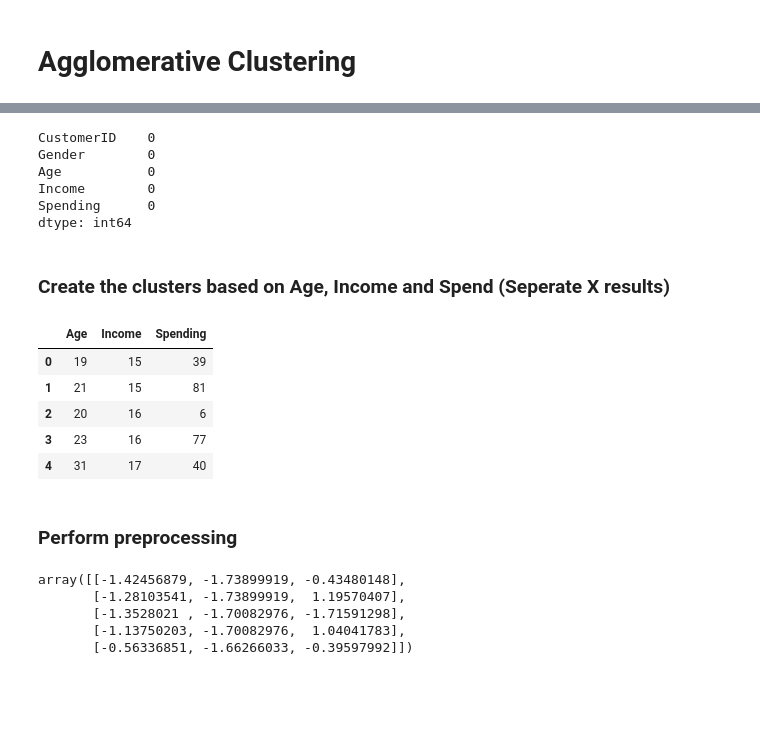
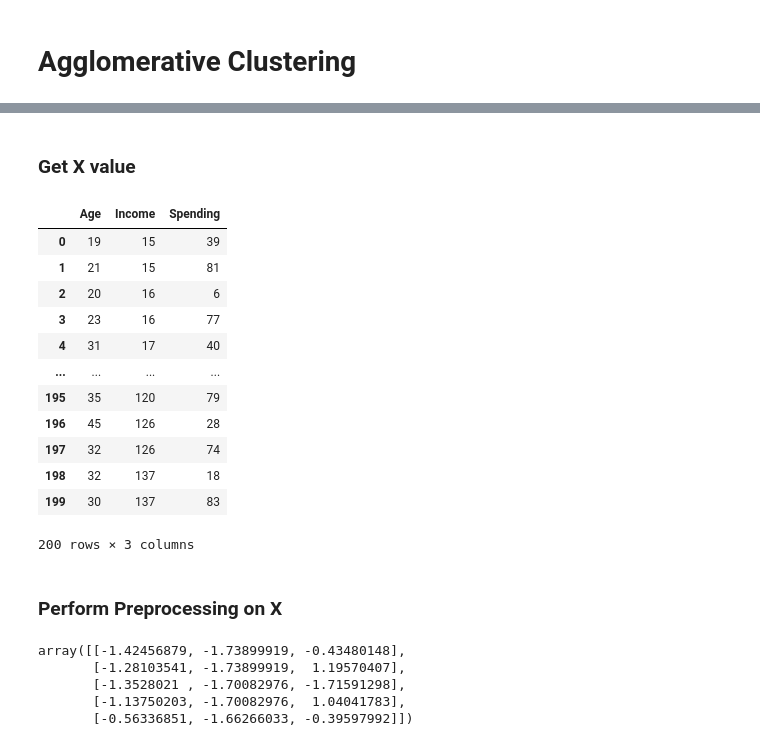
Before and after one commit to utkarshg1/VS-Code-2_4-pm-Weekend, a Jupyter notebook: Hierarchical Clustering/Agglomerative.ipynb, the cells around one changed output, grey strips where cells are left out. Drawn from its saved outputs; the diff is of its cells as text; code cells hidden in the pictures; blank space fills up the shorter version.

```diff
--- a/Hierarchical Clustering/Agglomerative.ipynb
+++ b/Hierarchical Clustering/Agglomerative.ipynb
@@ -38,25 +59,23 @@ memory usage: 7.9+ KB
-# %%
-df.isna().sum()
-# %% [output]
-CustomerID    0
-Gender        0
-Age           0
-Income        0
-Spending      0
-dtype: int64
-# %% [markdown]
-### Create the clusters based on Age, Income and Spend (Seperate X results)
+# %% [markdown]
+### Get X value
 # %%
 X = df[['Age', 'Income', 'Spending']]
-X.head()
+X
 # %% [output]
 |  | Age | Income | Spending |
 | 0 | 19 | 15 | 39 |
 | 1 | 21 | 15 | 81 |
 | 2 | 20 | 16 | 6 |
 | 3 | 23 | 16 | 77 |
 | 4 | 31 | 17 | 40 |
+| ... | ... | ... | ... |
+| 195 | 35 | 120 | 79 |
+| 196 | 45 | 126 | 28 |
+| 197 | 32 | 126 | 74 |
+| 198 | 32 | 137 | 18 |
+| 199 | 30 | 137 | 83 |
+200 rows × 3 columns
 # %% [markdown]
-### Perform preprocessing
+### Perform Preprocessing on X
 # %%
 from sklearn.pipeline import Pipeline
```
Also changed, not shown: parts of 29 cells of this notebook.
